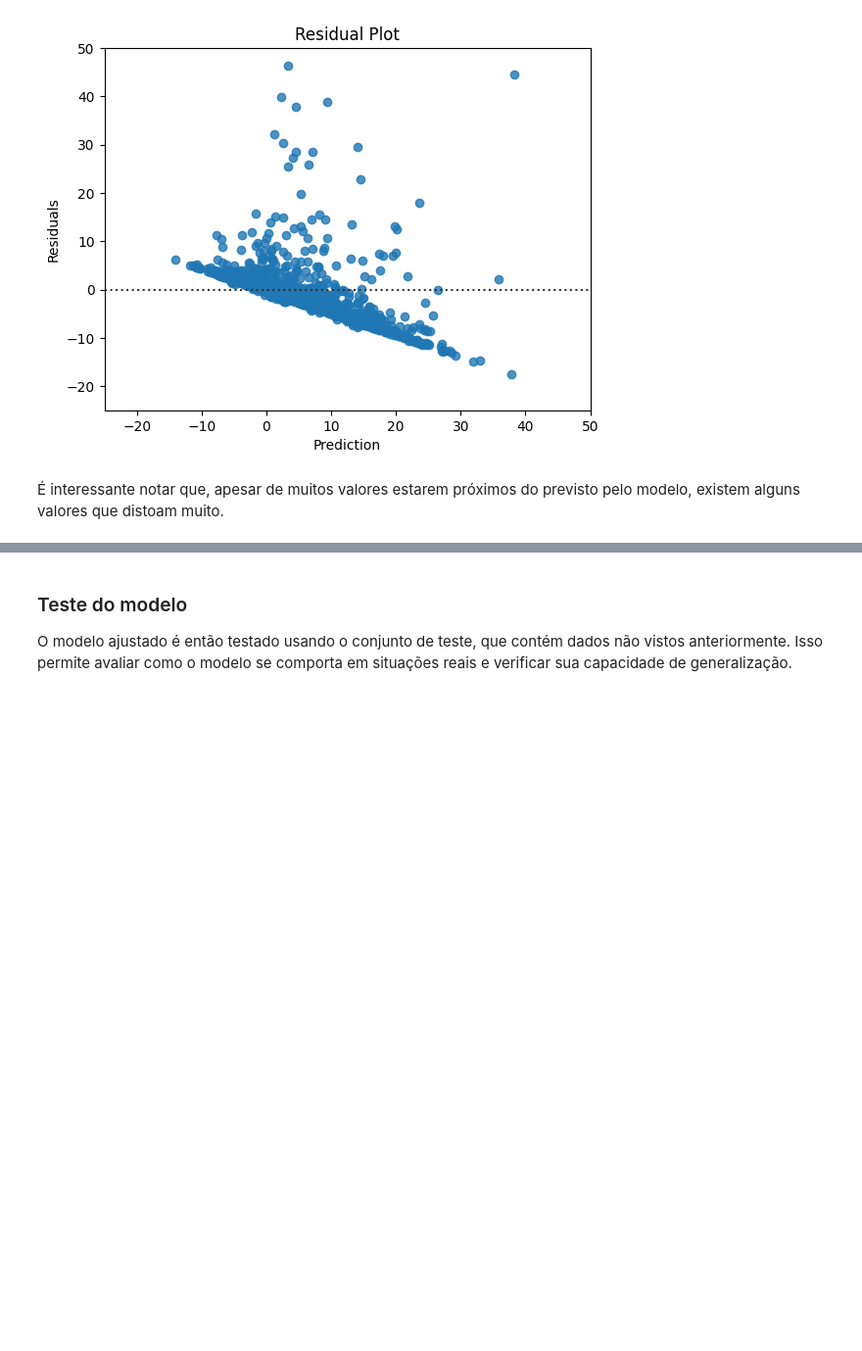
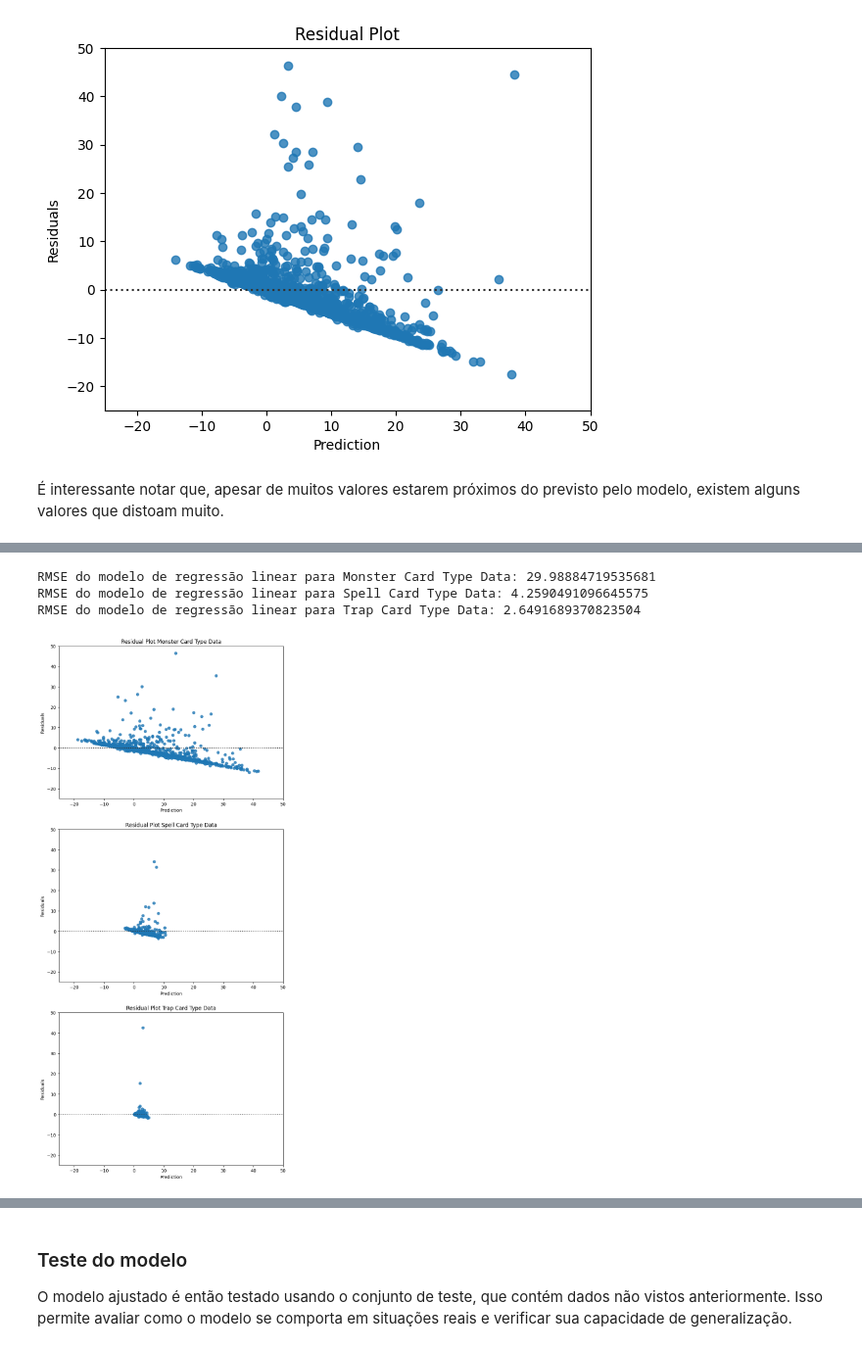
Before and after one commit to Marcompp/MachineLearningFinal, a Jupyter notebook: Relatorio-Final.ipynb, the cells around one changed output, grey strips where cells are left out. Shown at 98% size. Saved outputs shown, nothing was run; the diff lists cells and outputs as text; code cells hidden in the pictures; blank space fills up the shorter version.

```diff
--- a/Relatorio-Final.ipynb
+++ b/Relatorio-Final.ipynb
@@ -454,0 +468,16 @@ RMSE do modelo de regressão SVR: 24.867552500658892
+# %%
+model_data_spell = model_data[model_data["CardType_spell"] == 1].copy()
+model_data_trap = model_data[model_data["CardType_trap"] == 1].copy()
+model_data_skill = model_data[model_data["CardType_skill"] == 1].copy()
+model_data_monster = model_data[(model_data["CardType_spell"] == 0) & (model_data["CardType_trap"] == 0) & (model_data["CardType_skill"] == 0)].copy()
+
+all_model_data = {
+    "Monster Card Type Data": model_data_monster,
+    "Spell Card Type Data": model_data_spell,
+    "Trap Card Type Data": model_data_trap,
+    "Skill Card Type Data": model_data_skill
+}
+# %%
+for data in all_model_data.items():
+    data[1].drop(columns=["CardType_spell", "CardType_trap", "CardType_skill"], inplace=True)
+    print(f"{data[0]}: {data[1].shape}")
@@ -454,0 +497,47 @@ RMSE do modelo de regressão SVR: 24.867552500658892
+# %%
+ALPHA = 1
+subplot_idx = 311
+plt.figure(figsize=(9, 21))
+
+for data_name, data in all_model_data.items():
+    X = data.drop(columns=["Price"]).values
+    y = data["Price"].values
+
+    X_train, X_test, y_train, y_test = train_test_split(
+    X,
+    y,
+    test_size=TEST_SIZE,
+    random_state=RANDOM_STATE,
+    )
+
+    X_train, X_valid, y_train, y_valid = train_test_split(
+        X_train,
+        y_train,
+        test_size=TEST_SIZE,
+        random_state=RANDOM_STATE,
+    )
+
+    model = Ridge(alpha=ALPHA)
+    model.fit(X_train, y_train)
+    y_pred = model.predict(X_valid)
+
+    RMSE = np.sqrt(mean_squared_error(y_valid, y_pred))
+
+    print(f"RMSE do modelo de regressão linear para {data_name}: {RMSE}")
+
+    residual = (y_valid - y_pred)
+    plt.subplot(subplot_idx)
+    sns.residplot(x=y_pred, y=residual)
+    plt.xlim(-25, 50)
+    plt.ylim(-25, 50)
+    plt.xlabel("Prediction")
+    plt.ylabel("Residuals")
+    plt.title(f"Residual Plot {data_name}")
+    subplot_idx += 1
+
+plt.show()
+# %% [output]
+RMSE do modelo de regressão linear para Monster Card Type Data: 29.98884719535681
+RMSE do modelo de regressão linear para Spell Card Type Data: 4.2590491096645575
+RMSE do modelo de regressão linear para Trap Card Type Data: 2.6491689370823504
+[figure, added]
```
Also changed, not shown: parts of 31 cells of this notebook.
